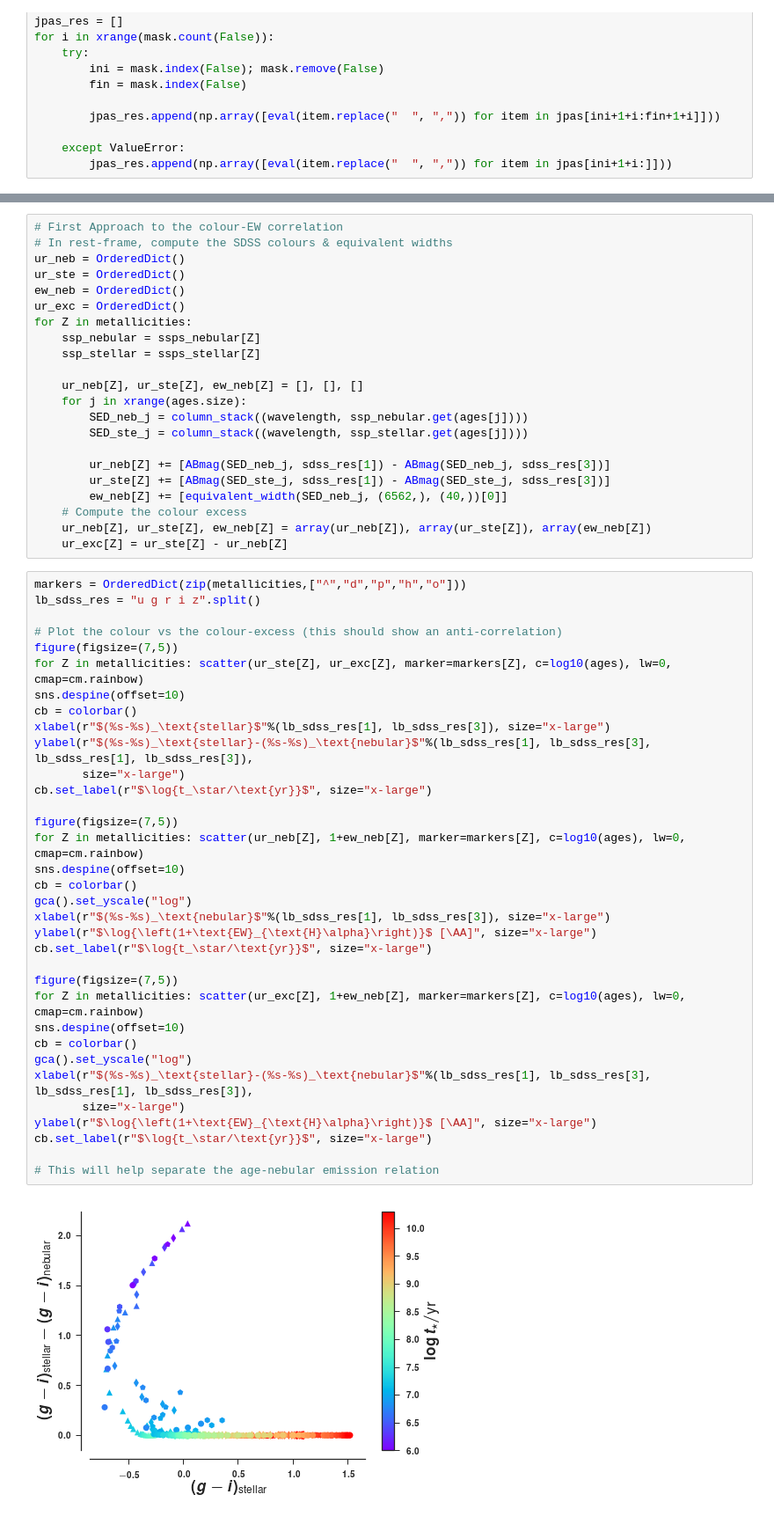
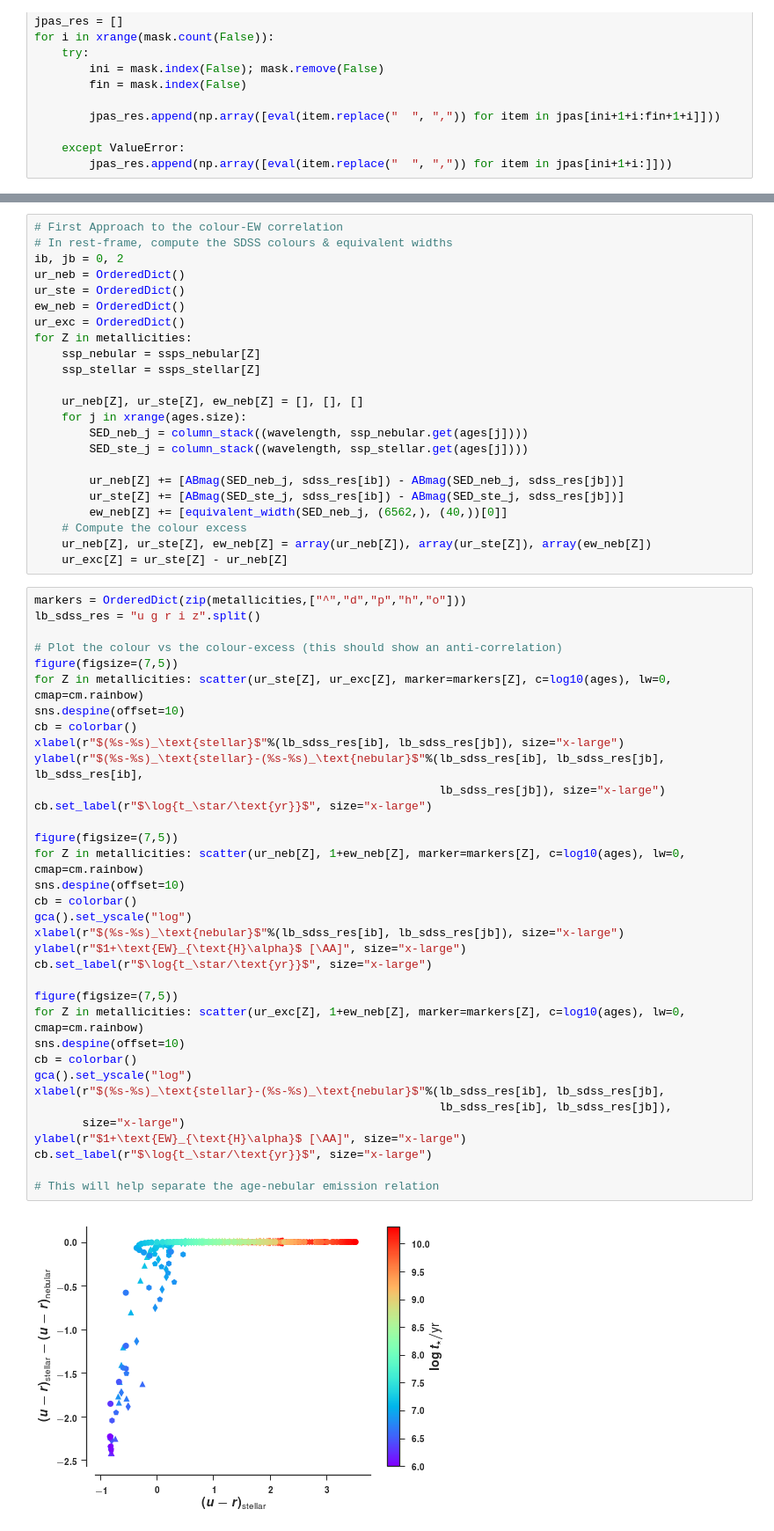
Before and after one commit to ajmejia/photo-ew, a Jupyter notebook: notebooks/proof-of-concept.ipynb, the cells around one changed output, grey strips where cells are left out. Shown at 88% size. Cells and saved outputs as stored; diff of their text form.

```diff
--- a/notebooks/proof-of-concept.ipynb
+++ b/notebooks/proof-of-concept.ipynb
@@ -101,6 +101,7 @@ for k in xrange(metallicities.size):
 # %%
 # First Approach to the colour-EW correlation
 # In rest-frame, compute the SDSS colours & equivalent widths
+ib, jb = 0, 2
 ur_neb = OrderedDict()
 ur_ste = OrderedDict()
 ew_neb = OrderedDict()
@@ -114,8 +115,8 @@ for Z in metallicities:
         SED_neb_j = column_stack((wavelength, ssp_nebular.get(ages[j])))
         SED_ste_j = column_stack((wavelength, ssp_stellar.get(ages[j])))
 
-        ur_neb[Z] += [ABmag(SED_neb_j, sdss_res[1]) - ABmag(SED_neb_j, sdss_res[3])]
-        ur_ste[Z] += [ABmag(SED_ste_j, sdss_res[1]) - ABmag(SED_ste_j, sdss_res[3])]
+        ur_neb[Z] += [ABmag(SED_neb_j, sdss_res[ib]) - ABmag(SED_neb_j, sdss_res[jb])]
+        ur_ste[Z] += [ABmag(SED_ste_j, sdss_res[ib]) - ABmag(SED_ste_j, sdss_res[jb])]
         ew_neb[Z] += [equivalent_width(SED_neb_j, (6562,), (40,))[0]]
     # Compute the colour excess
     ur_neb[Z], ur_ste[Z], ew_neb[Z] = array(ur_neb[Z]), array(ur_ste[Z]), array(ew_neb[Z])
@@ -123,36 +124,37 @@ for Z in metallicities:
 # %%
 markers = OrderedDict(zip(metallicities,["^","d","p","h","o"]))
 lb_sdss_res = "u g r i z".split()
 
 # Plot the colour vs the colour-excess (this should show an anti-correlation)
 figure(figsize=(7,5))
 for Z in metallicities: scatter(ur_ste[Z], ur_exc[Z], marker=markers[Z], c=log10(ages), lw=0, cmap=cm.rainbow)
 sns.despine(offset=10)
 cb = colorbar()
-xlabel(r"$(%s-%s)_\text{stellar}$"%(lb_sdss_res[1], lb_sdss_res[3]), size="x-large")
-ylabel(r"$(%s-%s)_\text{stellar}-(%s-%s)_\text{nebular}$"%(lb_sdss_res[1], lb_sdss_res[3], lb_sdss_res[1], lb_sdss_res[3]),
-       size="x-large")
+xlabel(r"$(%s-%s)_\text{stellar}$"%(lb_sdss_res[ib], lb_sdss_res[jb]), size="x-large")
+ylabel(r"$(%s-%s)_\text{stellar}-(%s-%s)_\text{nebular}$"%(lb_sdss_res[ib], lb_sdss_res[jb], lb_sdss_res[ib],
+                                                           lb_sdss_res[jb]), size="x-large")
 cb.set_label(r"$\log{t_\star/\text{yr}}$", size="x-large")
 
 figure(figsize=(7,5))
 for Z in metallicities: scatter(ur_neb[Z], 1+ew_neb[Z], marker=markers[Z], c=log10(ages), lw=0, cmap=cm.rainbow)
 sns.despine(offset=10)
 cb = colorbar()
 gca().set_yscale("log")
-xlabel(r"$(%s-%s)_\text{nebular}$"%(lb_sdss_res[1], lb_sdss_res[3]), size="x-large")
-ylabel(r"$\log{\left(1+\text{EW}_{\text{H}\alpha}\right)}$ [\AA]", size="x-large")
+xlabel(r"$(%s-%s)_\text{nebular}$"%(lb_sdss_res[ib], lb_sdss_res[jb]), size="x-large")
+ylabel(r"$1+\text{EW}_{\text{H}\alpha}$ [\AA]", size="x-large")
 cb.set_label(r"$\log{t_\star/\text{yr}}$", size="x-large")
 
 figure(figsize=(7,5))
 for Z in metallicities: scatter(ur_exc[Z], 1+ew_neb[Z], marker=markers[Z], c=log10(ages), lw=0, cmap=cm.rainbow)
 sns.despine(offset=10)
 cb = colorbar()
 gca().set_yscale("log")
-xlabel(r"$(%s-%s)_\text{stellar}-(%s-%s)_\text{nebular}$"%(lb_sdss_res[1], lb_sdss_res[3], lb_sdss_res[1], lb_sdss_res[3]),
+xlabel(r"$(%s-%s)_\text{stellar}-(%s-%s)_\text{nebular}$"%(lb_sdss_res[ib], lb_sdss_res[jb],
+                                                           lb_sdss_res[ib], lb_sdss_res[jb]),
        size="x-large")
-ylabel(r"$\log{\left(1+\text{EW}_{\text{H}\alpha}\right)}$ [\AA]", size="x-large")
+ylabel(r"$1+\text{EW}_{\text{H}\alpha}$ [\AA]", size="x-large")
 cb.set_label(r"$\log{t_\star/\text{yr}}$", size="x-large")
 
 # This will help separate the age-nebular emission relation
 # %% [output]
-[figure, old version]
+[figure, new version]
```
Also changed, not shown: parts of 8 cells of this notebook, 2 other files.
